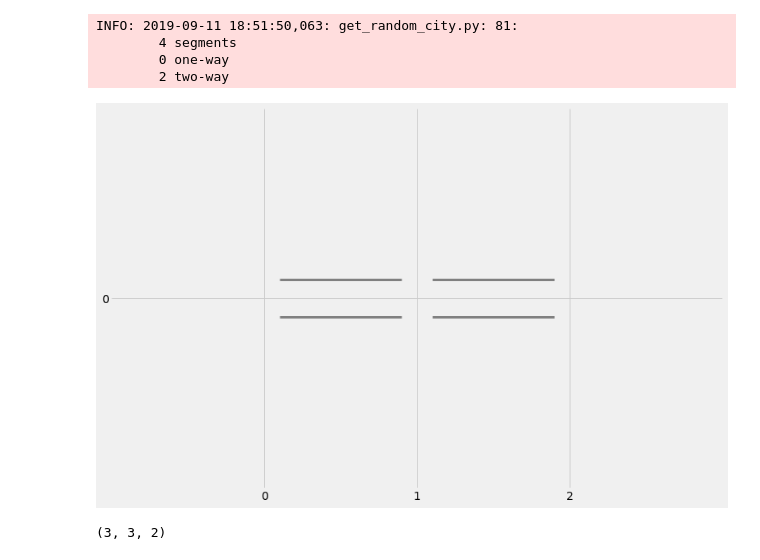
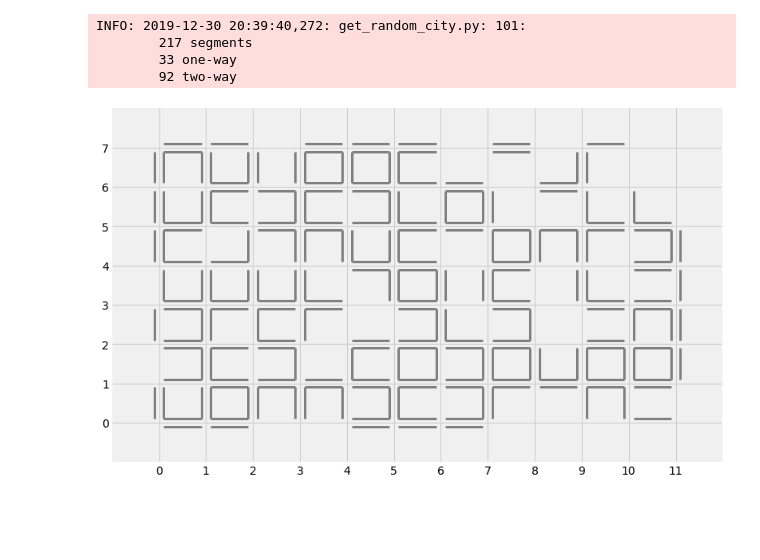
Before and after one commit to nikita-loik/route-inspection, a Jupyter notebook: simulation.ipynb, the cells around one changed output. Drawn from its saved outputs; the diff is of its cells as text; code cells hidden in the pictures; blank space fills up the shorter version.

```diff
--- a/simulation.ipynb
+++ b/simulation.ipynb
@@ -27,16 +27,25 @@ random.seed(0)
 %load_ext autoreload
 %autoreload 2
 # %%
+# Make random city. Create a list of dicts — one dict to describe one street segment.
+# segment_id  unique id (int)
+# direction (int)
+#     0 — no_way
+#     1 — one_way_direct
+#     2 — one_way_reverse
+#     3 — two_way
+# coordinates start and end point of a segment (list of tuples)
+# geometry    segment geometry (shapely linestring)
 random_city = grc.get_random_city(
-#     city_size=[12, 8],
-#     frequencies=[0.3, 0.1, 0.1, 0.5]
-    city_size=[3, 1],
-    frequencies=[0., 0., 0., 1.]
+    city_size=(12, 8),
+    frequencies=(0.3, 0.1, 0.1, 0.5)
+#     city_size=[3, 1],
+#     frequencies=[0., 0., 0., 1.]
     )
 grc.plot_area(random_city)
 # %% [output]
-INFO: 2019-09-11 18:51:50,063: get_random_city.py: 81:
-        4 segments
-        0 one-way
-        2 two-way
+INFO: 2019-12-30 20:39:40,272: get_random_city.py: 101:
+        217 segments
+        33 one-way
+        92 two-way
-[figure, old version]
+[figure, new version]
@@ -46,4 +51,0 @@ INFO: 2019-09-11 18:51:50,063: get_random_city.py: 81:
-# %%
-3, 4 - 1, 2
-# %% [output]
-(3, 3, 2)
```
Also changed, not shown: parts of 21 cells of this notebook, 5 other files.
